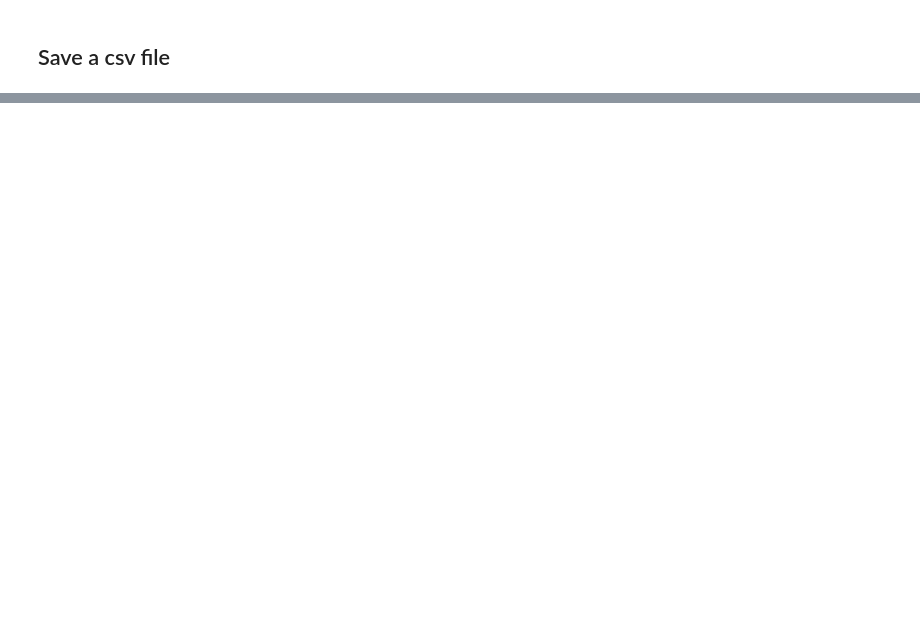
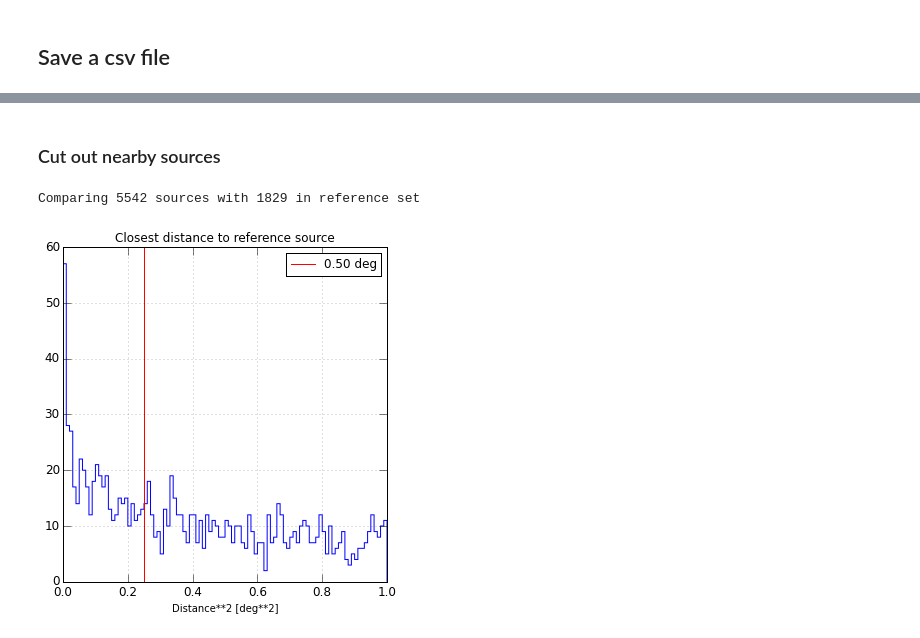
Before and after one commit to tburnett/Fermi-LAT, a Jupyter notebook: transients/Obssim Analysis.ipynb, the cells around one changed output, grey strips where cells are left out. Cells and saved outputs as stored; diff of their text form; code cells hidden in the pictures; blank space fills up the shorter version.

```diff
--- a/transients/Obssim Analysis.ipynb
+++ b/transients/Obssim Analysis.ipynb
@@ -67,0 +74,9 @@ Obssim months found: 15, 3507 sources
+# %% [markdown]
+### Cut out nearby sources
+# %%
+reload(ti)
+cc = ti.CloseCut(oa.df.skydir, oa.df6y[oa.df6y.ts>100].skydir)
+cc.plot();
+# %% [output]
+Comparing 5542 sources with 1829 in reference set
+[figure, added]
```
Also changed, not shown: parts of 27 cells of this notebook.
